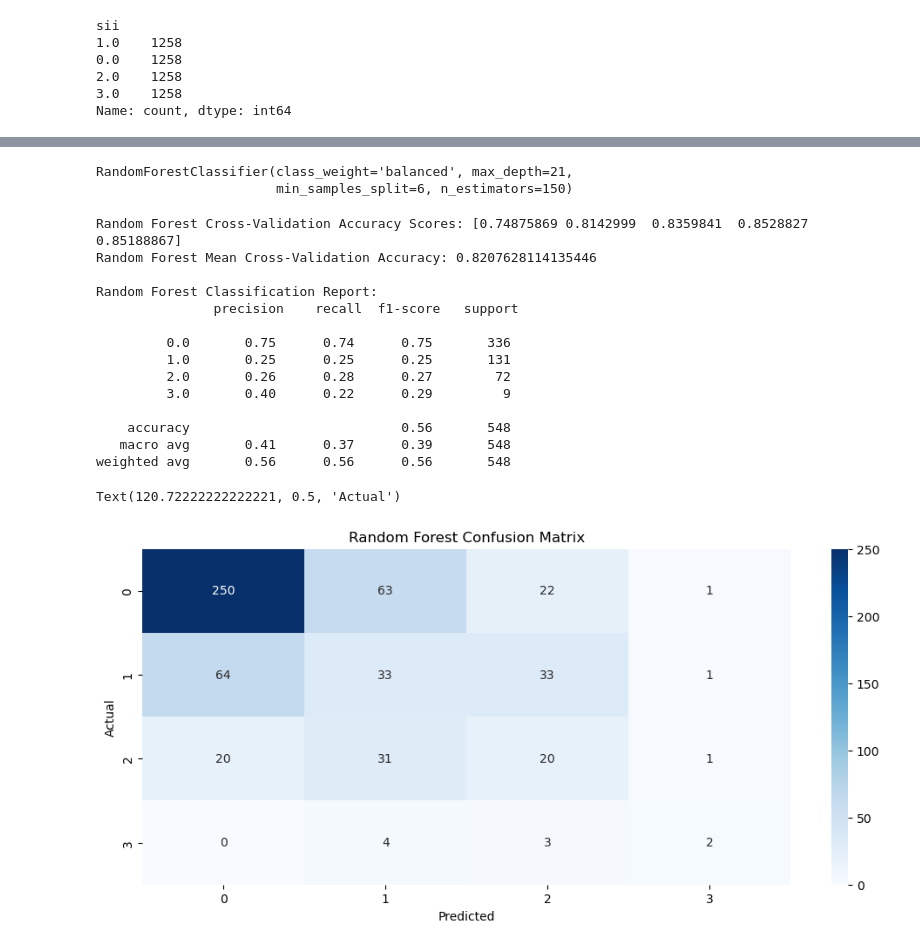
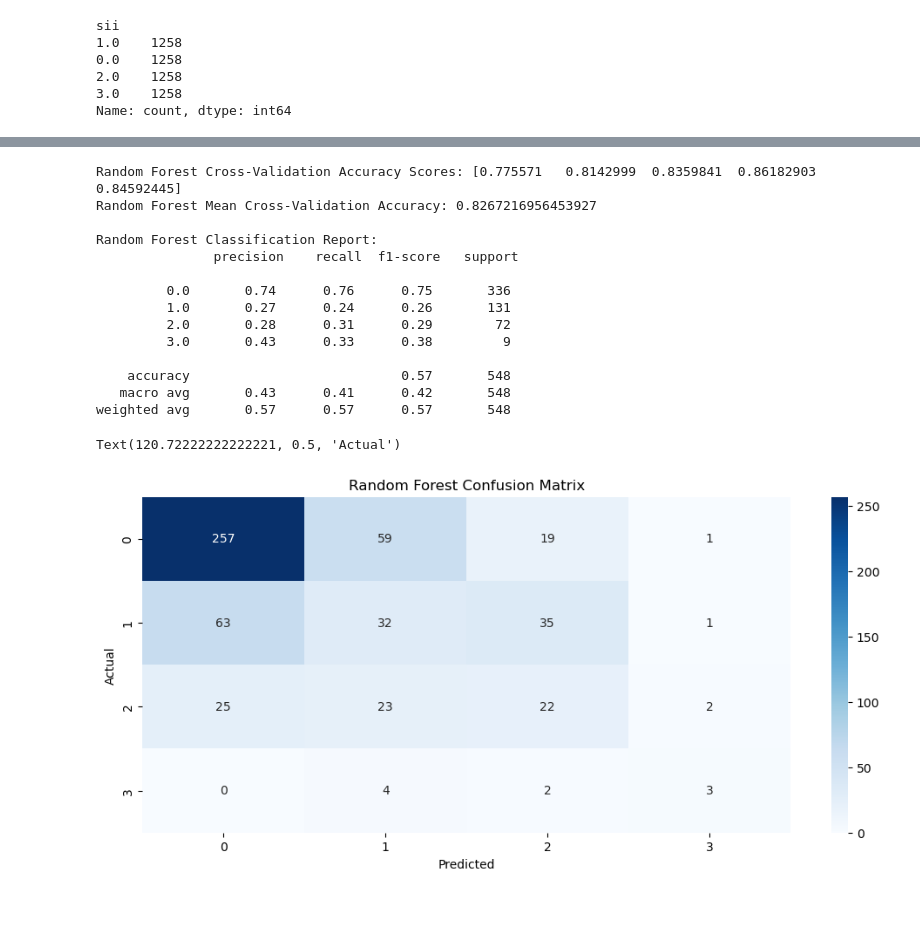
Before and after one commit to erica-landreth/datasci207_fa24_01_LMRSW, a Jupyter notebook: EDA/ASN_Modeling with test data and knn imputing EIL.ipynb, the cells around one changed output, grey strips where cells are left out. Cells and saved outputs as stored; diff of their text form; code cells hidden in the pictures; blank space fills up the shorter version.

```diff
--- a/EDA/ASN_Modeling with test data and knn imputing EIL.ipynb
+++ b/EDA/ASN_Modeling with test data and knn imputing EIL.ipynb
@@ -246,15 +269,3 @@ N = 3
-# %%
-# Fill missing values for numerical features with the median
-num_features = data.select_dtypes(include=['float64', 'int64']).columns
-data[num_features] = data[num_features].fillna(data_ref[num_features].median())
-
-# Fill missing values for categorical features with the mode
-cat_features = data.select_dtypes(include=['object']).columns
-if len(cat_features) > 0:
-    for col in cat_features:
-        mode_value = data_ref[col].mode()
-        if len(mode_value) > 0:
-            data[col].fillna(mode_value.iloc[0], inplace=True)
 # %%
 # convert categorical variables to dummies
 to_dummies = (data.columns.intersection(data_dict.Field[data_dict.Type == "categorical int"]))
@@ -267,7 +278,7 @@ data.drop(to_dummies,axis=1,inplace=True)
 # Step 4: Feature Engineering
 # Add polynomial features to capture non-linear relationships
 poly = PolynomialFeatures(degree=2, include_bias=False)
-use_me = [col for col in high_corr_features if col not in to_dummies]
+use_me = [col for col in high_corr_features if col not in to_dummies and col in data.columns]
 poly_features = poly.fit_transform(data[use_me])
 poly_feature_names = [f'poly_{name}' for name in poly.get_feature_names_out(use_me)]
 poly_df = pd.DataFrame(poly_features, columns=poly_feature_names, index=data.index)
@@ -367,13 +362,14 @@ X_test_selected = pd.DataFrame(select_from_model.transform(X_test), columns=sele
 # Hyperparameter tuning for random forest
 param_grid = {
     'n_estimators': [25, 50, 100, 150, 200, 250, 300, 350],
-    'max_depth': [3, 6, 9, 12, 15, 18, 21, 24, 27, 30, 33],
+    'max_depth': [3, 6, 9, 12, 15], # more depth than this tended to overfit
     'min_samples_split': [4, 6, 8, 10, 12, 14],
     'min_samples_leaf': [1, 2, 3, 4, 5],
 }
 
-rf_random = RandomizedSearchCV(estimator = RandomForestClassifier(class_weight='balanced'), param_distributions = param_grid, n_iter = 100, cv = 3, verbose=3, random_state=42, n_jobs = -1)
 
-#rf_random_search = GridSearchCV(RandomForestClassifier(random_state=42, class_weight='balanced'), param_grid=param_grid, verbose=3)
-rf_random.fit(X_train, y_train)
-print(rf_random.best_estimator_)
+# #rf_random_search = GridSearchCV(RandomForestClassifier(random_state=42, class_weight='balanced'), param_grid=param_grid, verbose=3)
+# rf_random.fit(X_train_selected, y_train)
+# print(rf_random.best_estimator_)
+
+# !!! see outputs from past hyperparameter random search in rf_cv.txt
@@ -398,54 +376,45 @@ RandomForestClassifier(class_weight='balanced', max_depth=21,
-# %%
-# Best estimator printed out as class_weight = 'balanced', max_depth = 18, min_samples_split=6, n_estimators=250
-rf_random.best_estimator_
-# %% [output]
-RandomForestClassifier(class_weight='balanced', max_depth=21,
-                       min_samples_split=6, n_estimators=150)
+# %%
+# best model after hyperparameter tuning (from previous run: score = 0.838)
+rf_model_balanced = RandomForestClassifier(class_weight='balanced', max_depth=15,
+                       min_samples_split=6, n_estimators=300)
 # %%
-# Best model after hyperparameter tuning
-#rf_model_balanced = RandomForestClassifier(n_estimators=300, max_depth=30, min_samples_split=4, min_samples_leaf=1, random_state=42, class_weight='balanced')
-
-rf_model_balanced = rf_random.best_estimator_
-# rf_model_balanced = RandomForestClassifier(class_weight='balanced', max_depth=15,
-#                        min_samples_split=4)
-
 # Cross-validation for Random Forest
-rf_cv_scores = cross_val_score(rf_model_balanced, X_train_selected, y_train, cv=5, scoring='accuracy')
+rf_cv_scores = cross_val_score(rf_model_balanced, X_train, y_train, cv=5, scoring='accuracy')
 print("\nRandom Forest Cross-Validation Accuracy Scores:", rf_cv_scores)
 print("Random Forest Mean Cross-Validation Accuracy:", np.mean(rf_cv_scores))
 
 # Fit the Random Forest model
 rf_model_balanced.fit(X_train_selected, y_train)
 
 # Make predictions on the test set
 rf_predictions = rf_model_balanced.predict(X_test_selected)
 
 # Evaluate the models using the test set
 print("\nRandom Forest Classification Report:\n", classification_report(y_test, rf_predictions))
 
 # Plot Confusion Matrices for Test Set
 plt.figure(figsize=(12, 5))
 
 # Random Forest Confusion Matrix
 sns.heatmap(confusion_matrix(y_test, rf_predictions), annot=True, cmap='Blues', fmt='g')
 plt.title('Random Forest Confusion Matrix')
 plt.xlabel('Predicted')
 plt.ylabel('Actual')
 # %% [output]
-Random Forest Cross-Validation Accuracy Scores: [0.74875869 0.8142999  0.8359841  0.8528827  0.85188867]
-Random Forest Mean Cross-Validation Accuracy: 0.8207628114135446
+Random Forest Cross-Validation Accuracy Scores: [0.775571   0.8142999  0.8359841  0.86182903 0.84592445]
+Random Forest Mean Cross-Validation Accuracy: 0.8267216956453927
 
 Random Forest Classification Report:
                precision    recall  f1-score   support
 
-         0.0       0.75      0.74      0.75       336
-         1.0       0.25      0.25      0.25       131
-         2.0       0.26      0.28      0.27        72
-         3.0       0.40      0.22      0.29         9
+         0.0       0.74      0.76      0.75       336
+         1.0       0.27      0.24      0.26       131
+         2.0       0.28      0.31      0.29        72
+         3.0       0.43      0.33      0.38         9
 
-    accuracy                           0.56       548
-   macro avg       0.41      0.37      0.39       548
-weighted avg       0.56      0.56      0.56       548
+    accuracy                           0.57       548
+   macro avg       0.43      0.41      0.42       548
+weighted avg       0.57      0.57      0.57       548
 Text(120.72222222222221, 0.5, 'Actual')
-[figure, old version]
+[figure, new version]
 # %%
```
Also changed, not shown: parts of 11 cells of this notebook, 1 other file.
